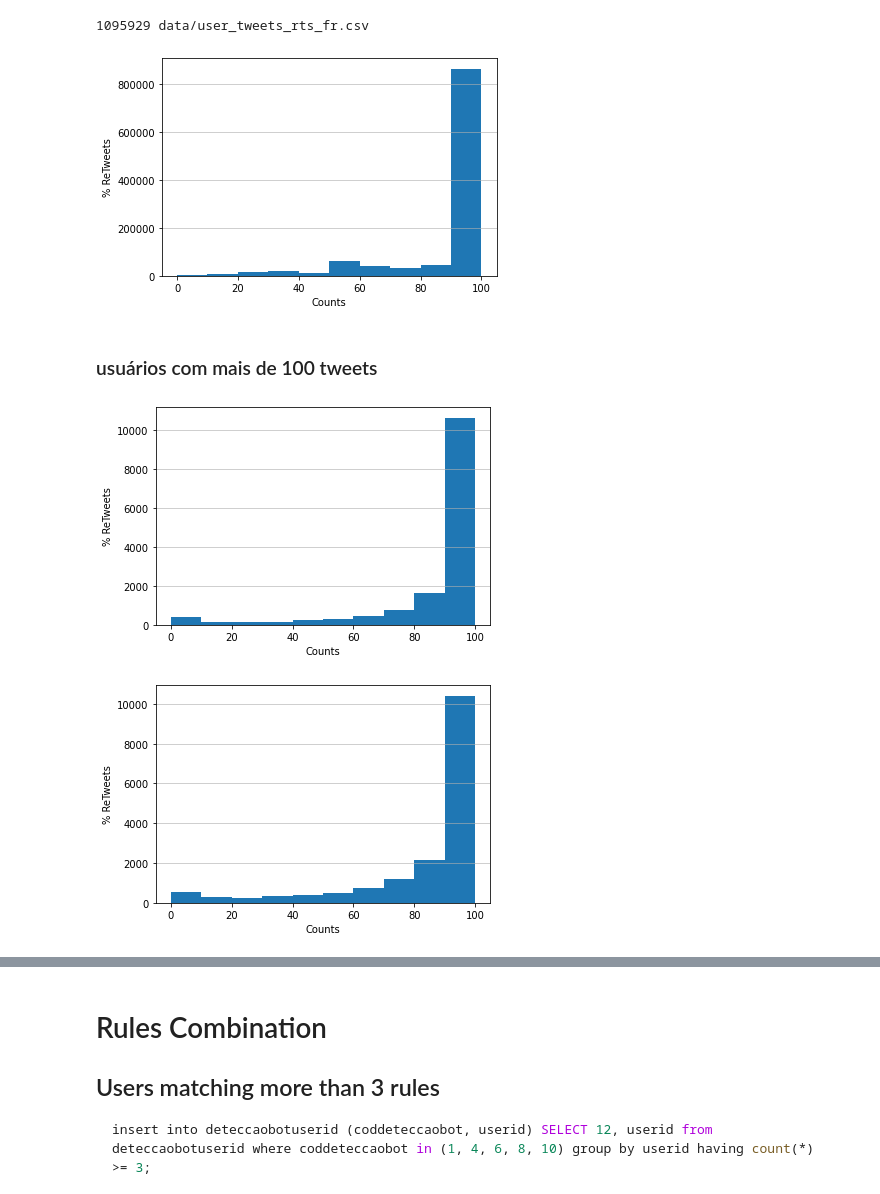
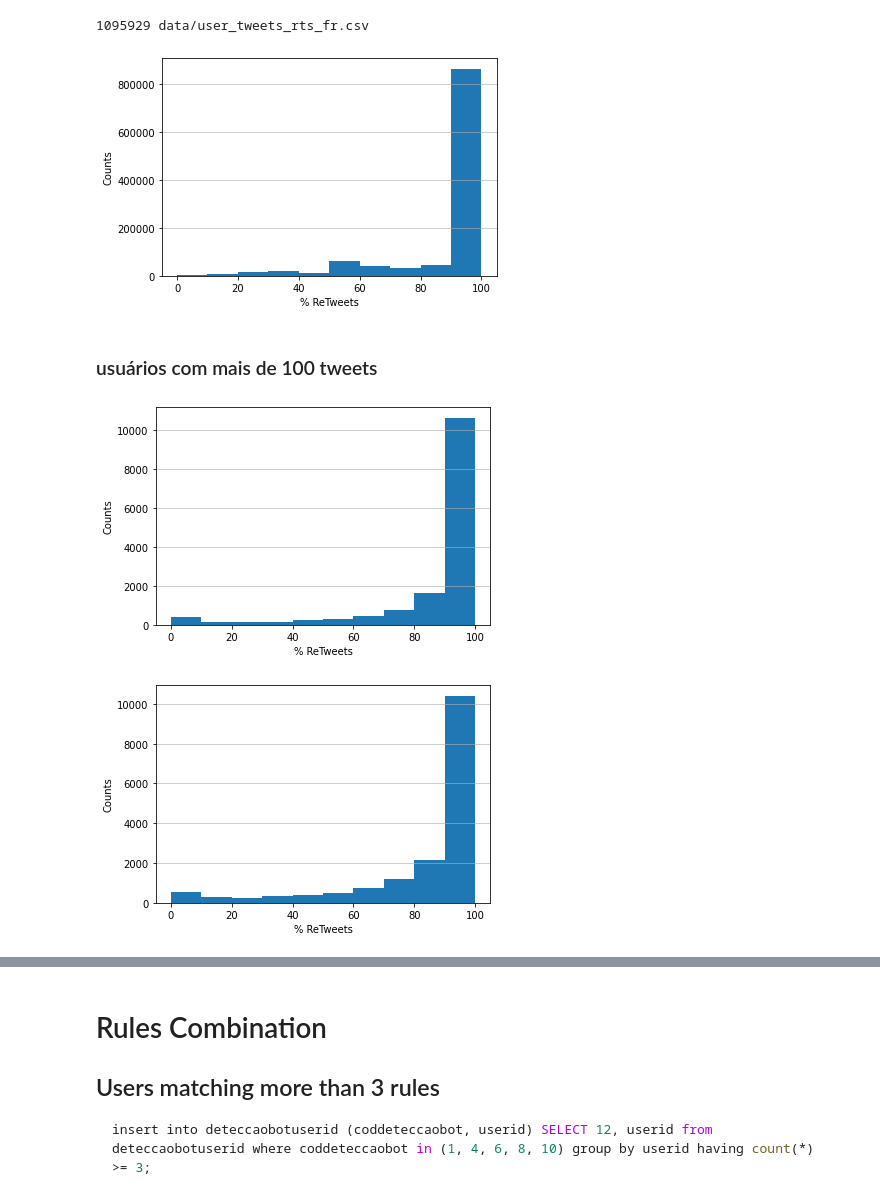
Before and after one commit to mtarcinalli/twitter-covid, a Jupyter notebook: 03_bots_detection_postgres.ipynb, the cells around one changed output, grey strips where cells are left out. Cells and saved outputs as stored; diff of their text form; code cells hidden in the pictures.

```diff
--- a/03_bots_detection_postgres.ipynb
+++ b/03_bots_detection_postgres.ipynb
@@ -214,31 +214,31 @@ plt.grid(axis='y', alpha=0.75)
 !q -d'|' "select c4, count(c1) from data/user_tweets_rts_fr.csv group by c4 order by c4" > data/user_tweets_rts_fr_group.csv
 # %%
 tweetsRts = pd.read_csv('data/user_tweets_rts_fr_group.csv',names=['tweets','counts'],delimiter='|')
-plt.xlabel('Counts')
-plt.ylabel('% ReTweets')
+plt.ylabel('Counts')
+plt.xlabel('% ReTweets')
 plt.hist(tweetsRts.tweets, weights=tweetsRts.counts)
 plt.grid(axis='y', alpha=0.75)
 # %% [output]
-[figure, old version]
+[figure, new version]
 # %% [markdown]
 ### usuários com mais de 100 tweets
 # %%
 # agrupando usuarios com mais de 100 tweets fr
 !q -d'|' "select c4, count(c1) from data/user_tweets_rts_pt.csv where c3 > 100 group by c4 order by c4" > data/user_tweets_rts_pt_group_gt_100.csv
 tweetsRts = pd.read_csv('data/user_tweets_rts_pt_group_gt_100.csv',names=['tweets','counts'],delimiter='|')
-plt.xlabel('Counts')
-plt.ylabel('% ReTweets')
+plt.ylabel('Counts')
+plt.xlabel('% ReTweets')
 plt.hist(tweetsRts.tweets, weights=tweetsRts.counts)
 plt.grid(axis='y', alpha=0.75)
 # %% [output]
-[figure, old version]
+[figure, new version]
 # %%
 # agrupando usuarios com mais de 100 tweets fr
 !q -d'|' "select c4, count(c1) from data/user_tweets_rts_fr.csv where c3 > 100 group by c4 order by c4" > data/user_tweets_rts_fr_group_gt_100.csv
 tweetsRts = pd.read_csv('data/user_tweets_rts_fr_group_gt_100.csv',names=['tweets','counts'],delimiter='|')
-plt.xlabel('Counts')
-plt.ylabel('% ReTweets')
+plt.ylabel('Counts')
+plt.xlabel('% ReTweets')
 plt.hist(tweetsRts.tweets, weights=tweetsRts.counts)
 plt.grid(axis='y', alpha=0.75)
 # %% [output]
-[figure, old version]
+[figure, new version]
```
Also changed, not shown: parts of 8 cells of this notebook.
